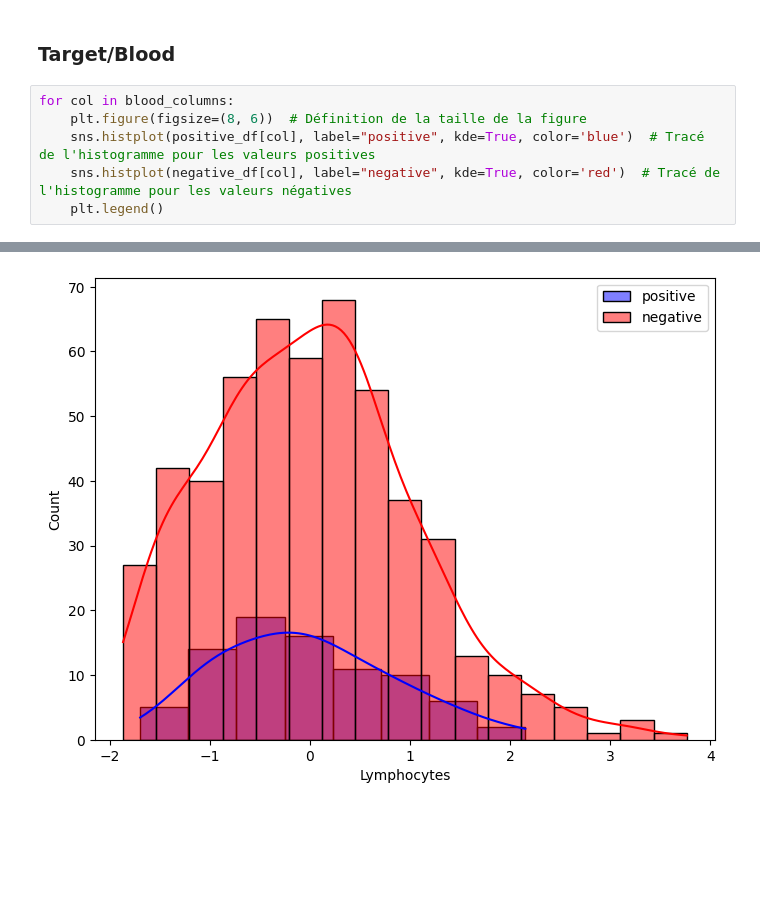
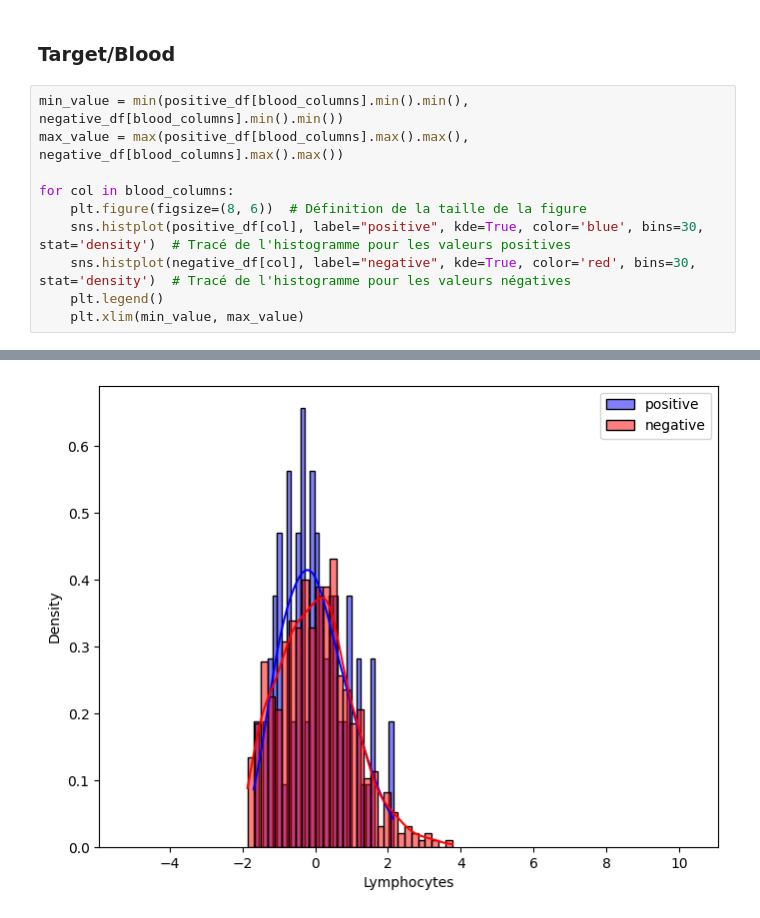
Before and after one commit to Just1919/Projet_Covid, a Jupyter notebook: Projet_Covid.ipynb, the cells around one changed output, grey strips where cells are left out. Saved outputs shown, nothing was run; the diff lists cells and outputs as text; blank space fills up the shorter version.

```diff
--- a/Projet_Covid.ipynb
+++ b/Projet_Covid.ipynb
@@ -333,9 +333,13 @@ Index(['Respiratory Syncytial Virus', 'Influenza A', 'Influenza B',
 # %% [markdown]
 ### **Target/Blood**
 # %%
+min_value = min(positive_df[blood_columns].min().min(), negative_df[blood_columns].min().min())
+max_value = max(positive_df[blood_columns].max().max(), negative_df[blood_columns].max().max())
+
 for col in blood_columns:
     plt.figure(figsize=(8, 6))  # Définition de la taille de la figure
-    sns.histplot(positive_df[col], label="positive", kde=True, color='blue')  # Tracé de l'histogramme pour les valeurs positives
-    sns.histplot(negative_df[col], label="negative", kde=True, color='red')  # Tracé de l'histogramme pour les valeurs négatives
+    sns.histplot(positive_df[col], label="positive", kde=True, color='blue', bins=30, stat='density')  # Tracé de l'histogramme pour les valeurs positives
+    sns.histplot(negative_df[col], label="negative", kde=True, color='red', bins=30, stat='density')  # Tracé de l'histogramme pour les valeurs négatives
     plt.legend()
+    plt.xlim(min_value, max_value)
 # %% [output]
@@ -347 +351 @@ for col in blood_columns:
-[figure, old version]
+[figure, new version]
```
Also changed, not shown: parts of 1 cell of this notebook.
